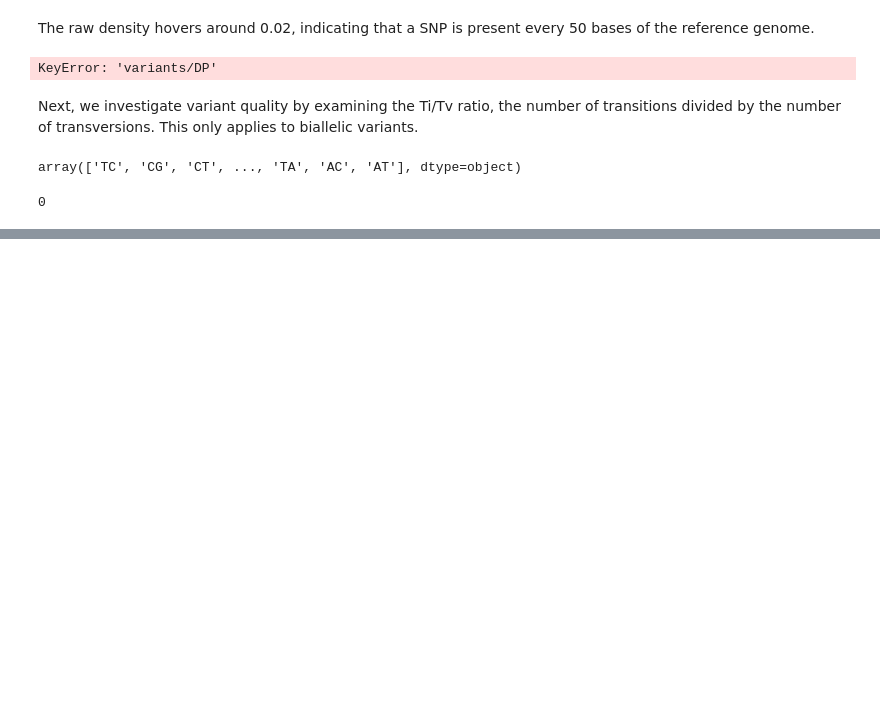
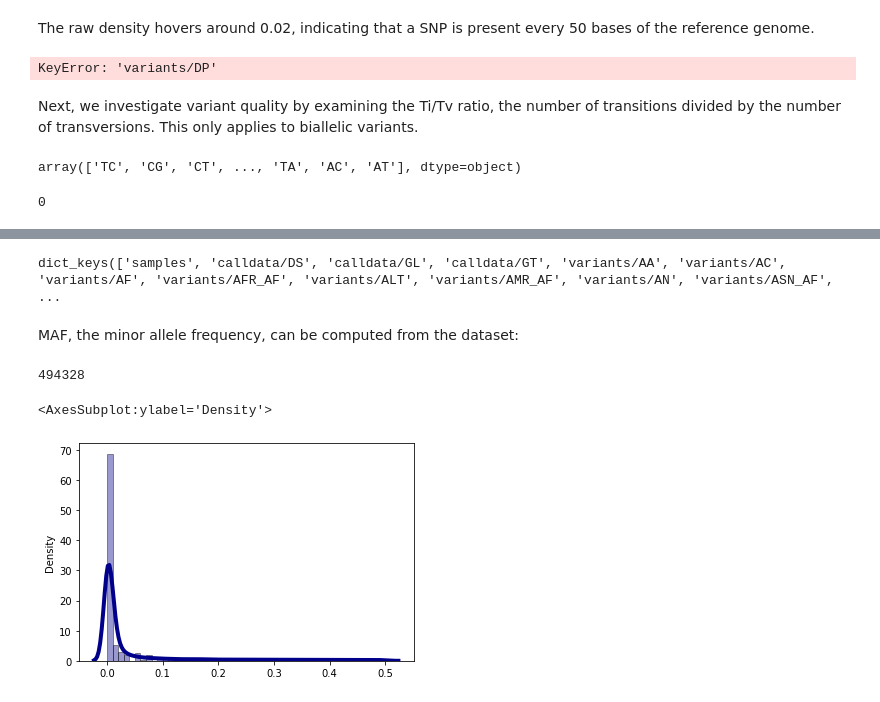
Before and after one commit to degulati/genes-and-geo, a Jupyter notebook: notebook.ipynb, the cells around one changed output, grey strips where cells are left out. Cells and saved outputs as stored; diff of their text form; code cells hidden in the pictures; blank space fills up the shorter version.

Commit message:
added maf plot

```diff
--- a/notebook.ipynb
+++ b/notebook.ipynb
@@ -225,0 +226,24 @@ ti_tv(mutations)
+# %%
+callset.keys()
+# %% [output]
+dict_keys(['samples', 'calldata/DS', 'calldata/GL', 'calldata/GT', 'variants/AA', 'variants/AC', 'variants/AF', 'variants/AFR_AF', 'variants/ALT', 'variants/AMR_AF', 'variants/AN', 'variants/ASN_AF',  ...
+# %% [markdown]
+MAF, the minor allele frequency, can be computed from the dataset:
+# %%
+maf = []
+for af in callset['variants/AF'][:, 0]:
+    if af > 0.5: maf.append(1-af)
+    else: maf.append(af)
+
+len(maf)
+# %% [output]
+494328
+# %%
+sns.distplot(maf, hist=True, kde=True,
+             #bins=int(180/5),
+             color = 'darkblue',
+             hist_kws={'edgecolor':'black'},
+             kde_kws={'linewidth': 4})
+# %% [output]
+<AxesSubplot:ylabel='Density'>
+[figure, added]
```
Also changed, not shown: parts of 3 cells of this notebook.
